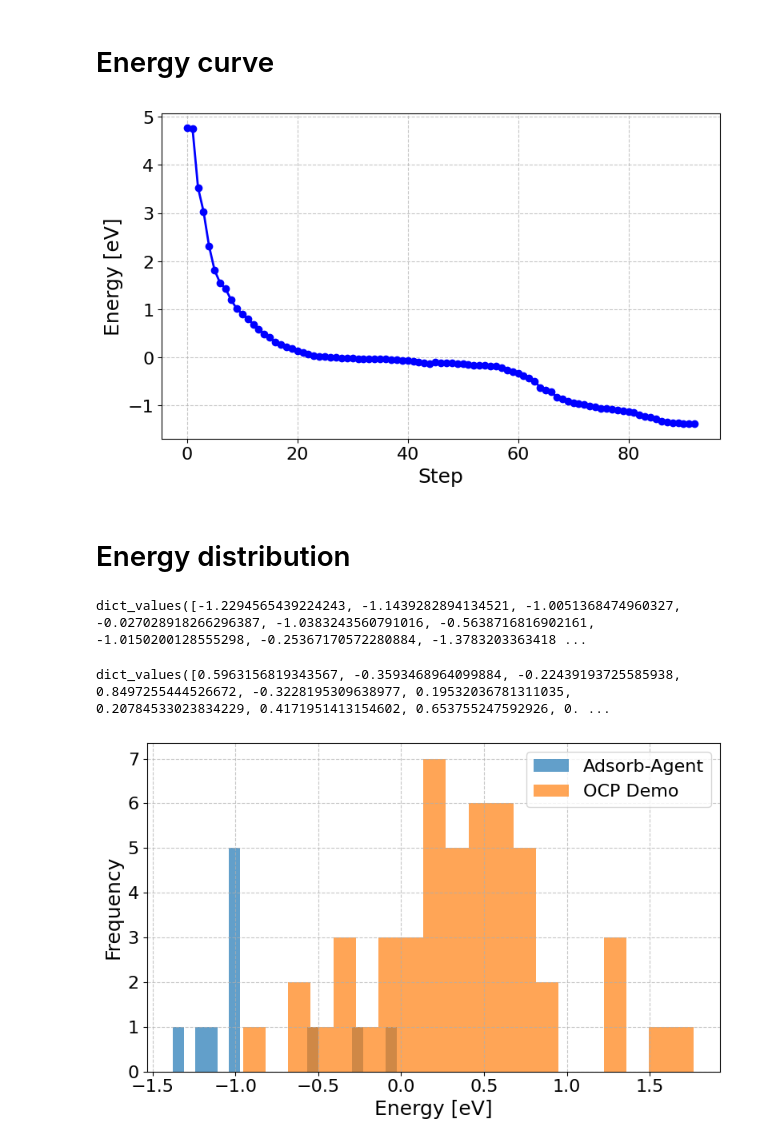
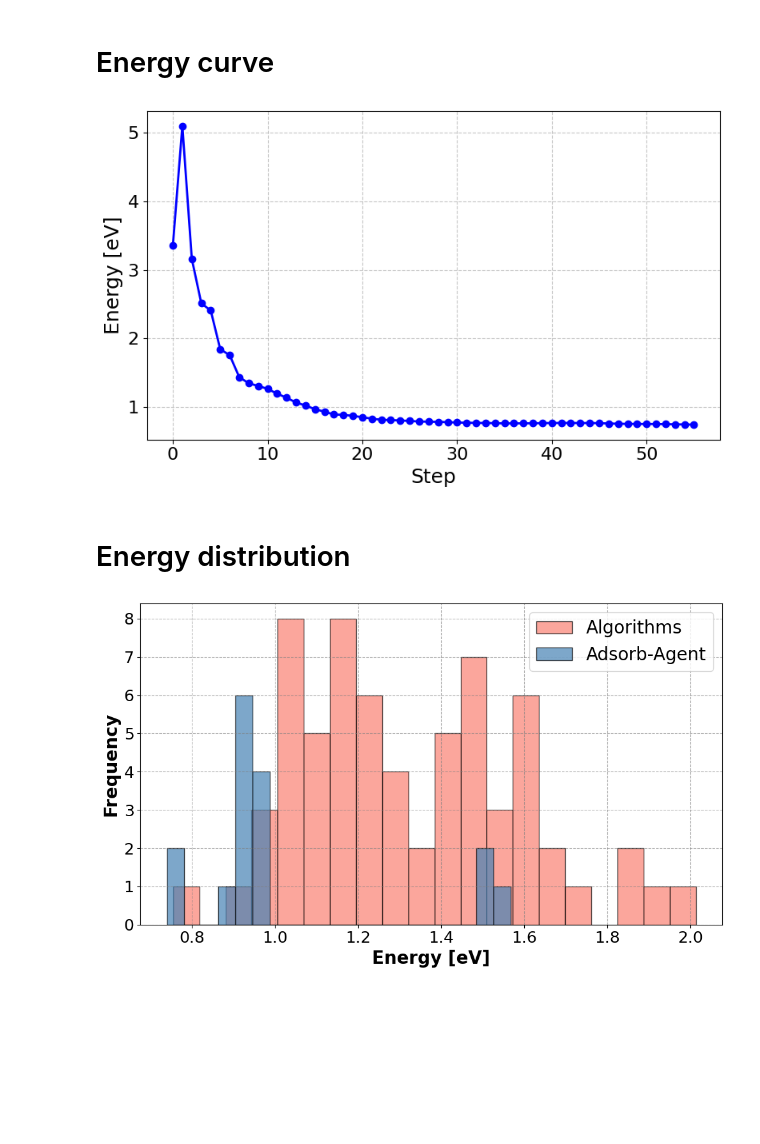
Before and after one commit to hoon-ock/CatalystAIgent, a Jupyter notebook: analysis/visual-llm.ipynb, the cells around one changed output. Drawn from its saved outputs; the diff is of its cells as text; code cells hidden in the pictures; blank space fills up the shorter version.

```diff
--- a/analysis/visual-llm.ipynb
+++ b/analysis/visual-llm.ipynb
@@ -21,7 +24,7 @@ llm_heur_path = f"/home/hoon/llm-agent/results/llm_heur/{system_name}"
 llm_full_path = f"/home/hoon/llm-agent/results/llm_full/{system_name}"
 ocpdemo_path = f"/home/hoon/llm-agent/results/ocpdemo/{system_name2}"
 # %%
-llm_path = llm_heur_path
+llm_path = "/home/hoon/llm-agent/results/llm_full/*N*NH_CuPd3_mp-1184119_(1,1,1)_0.063_2" #*N*NH_Mo3Pd_mp-1186014_(1,1,1)_0.167_1" #llm_heur_path
 result = pd.read_pickle(os.path.join(llm_path, 'result.pkl'))
 trajs = glob.glob(os.path.join(llm_path, 'traj/*.traj'))
 valid_energies = pd.read_pickle(os.path.join(llm_path, 'valid_energies.pkl'))
@@ -170,45 +173,40 @@ plt.tight_layout()
 
 # save the figure
 save_path = os.path.join(llm_path, 'energy_traj.png')
-#plt.savefig(save_path, bbox_inches='tight')
+plt.savefig(save_path, bbox_inches='tight')
 # %% [output]
-[figure, old version]
+[figure, new version]
 # %% [markdown]
 # Energy distribution
-# %%
-valid_energies.values()
-# %% [output]
-dict_values([-1.2294565439224243, -1.1439282894134521, -1.0051368474960327, -0.027028918266296387, -1.0383243560791016, -0.5638716816902161, -1.0150200128555298, -0.25367170572280884, -1.3783203363418 ...
-# %%
-demo_valid_energies.values()
-# %% [output]
-dict_values([0.5963156819343567, -0.3593468964099884, -0.22439193725585938, 0.8497255444526672, -0.3228195309638977, 0.19532036781311035, 0.20784533023834229, 0.4171951413154602, 0.653755247592926, 0. ...
 # %%
 # plot the distribution of the energies
+fig, ax = plt.subplots(figsize=(10, 6))
 
-fig, ax = plt.subplots(figsize=(8, 5))
-
-# Plot the valid energy distribution
-
-ax.hist(list(valid_energies.values()), bins=20, alpha=0.7, label='Adsorb-Agent')
-ax.hist(list(demo_valid_energies.values()), bins=20, alpha=0.7, label='OCP Demo')
+# Plot the valid energy distribution with distinct colors
+ax.hist(list(demo_valid_energies.values()), bins=20, alpha=0.7, color='salmon', label='Algorithms', edgecolor='black')
+ax.hist(list(valid_energies.values()), bins=20, alpha=0.7, color='steelblue', label='Adsorb-Agent', edgecolor='black')
 
 # Set axis labels
-ax.set_xlabel('Energy [eV]', fontsize=18)
-ax.set_ylabel('Frequency', fontsize=18)
+ax.set_xlabel('Energy [eV]', fontsize=20, fontweight='bold')
+ax.set_ylabel('Frequency', fontsize=20, fontweight='bold')
 
-# tick size
-ax.tick_params(axis='both', which='major', labelsize=16)
+# Set tick parameters for better visibility
+ax.tick_params(axis='both', which='major', labelsize=18)
 
 # Add grid for better readability
-ax.grid(True, linestyle='--', alpha=0.7)
+ax.grid(True, linestyle='--', alpha=0.6, color='gray')
 
-# Set title
-# # Display the plot
-plt.legend(fontsize=16)
+# Set title with font adjustments
+# ax.set_title('Distribution of Energies for Adsorb-Agent and OCP Demo', fontsize=20, fontweight='bold', pad=15)
+
+# Display the legend
+ax.legend(fontsize=20)
+
+# Adjust layout for better spacing
 plt.tight_layout()
 
-# save the figure
+# Save the figure with high dpi for clarity
 save_path = os.path.join(llm_path, 'energy_dist.png')
+plt.savefig(save_path, bbox_inches='tight', dpi=300)
 # %% [output]
-[figure, old version]
+[figure, new version]
```
Also changed, not shown: parts of 4 cells of this notebook, 1 other file.
